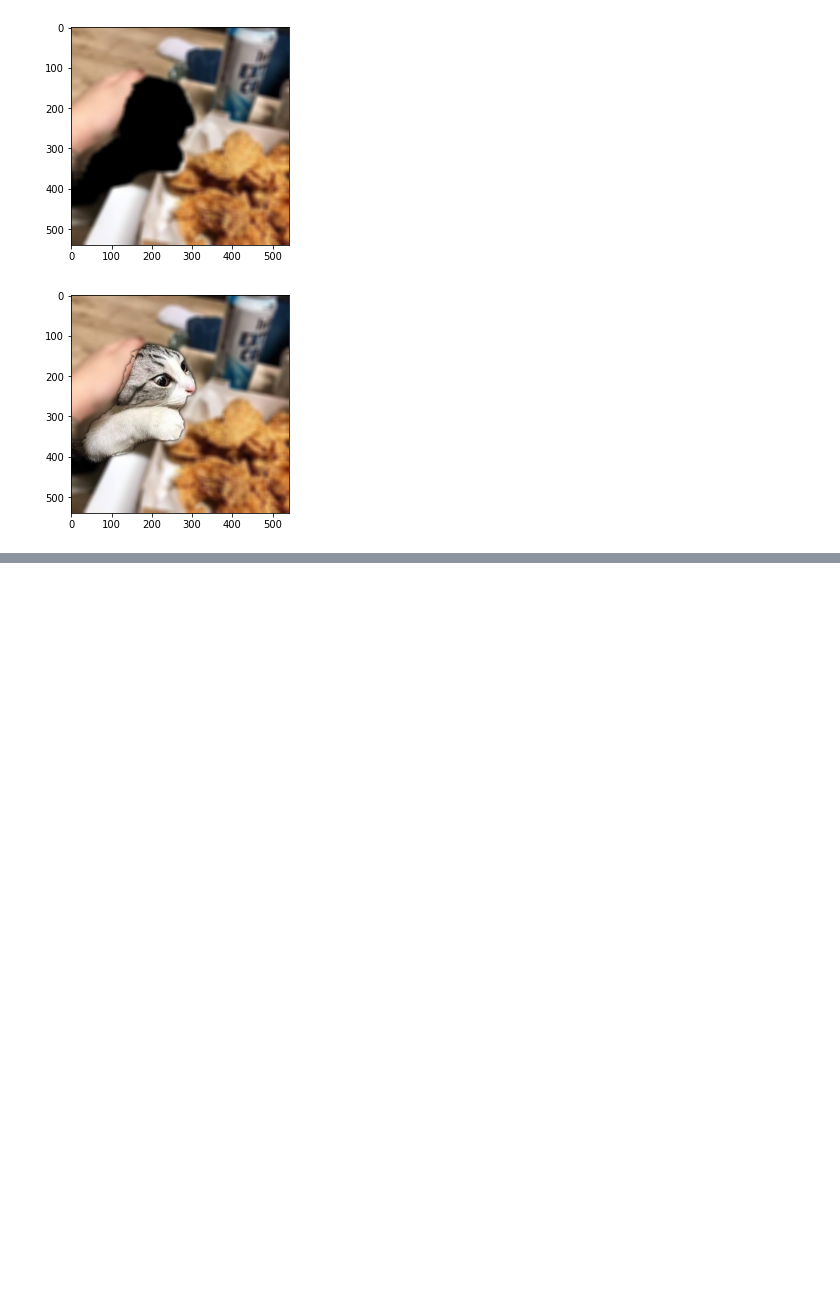
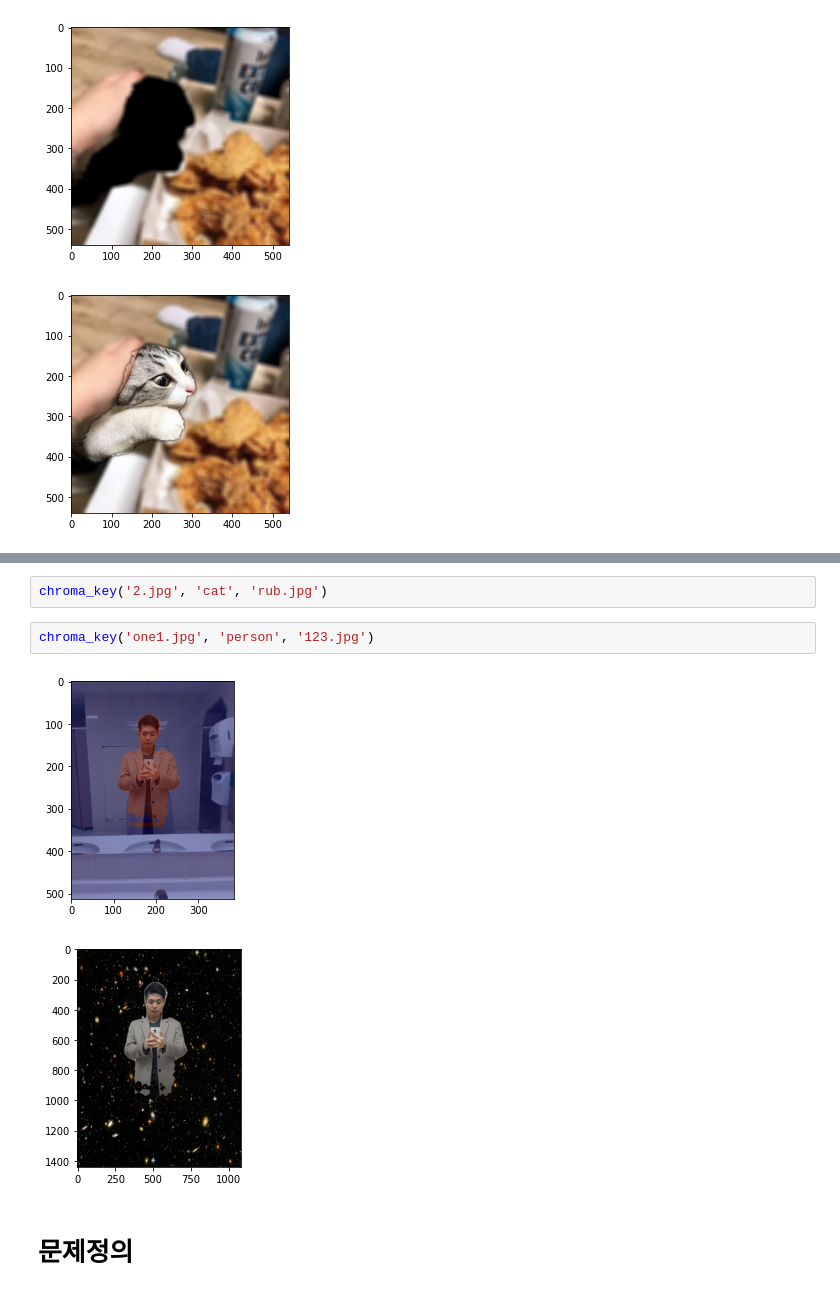
Before and after one commit to fmfmsd/Chamchee, a Jupyter notebook: Exploration/Ex9/Exploration9+a.ipynb, the cells around one changed output, grey strips where cells are left out. Saved outputs shown, nothing was run; the diff lists cells and outputs as text; blank space fills up the shorter version.

```diff
--- a/Exploration/Ex9/Exploration9+a.ipynb
+++ b/Exploration/Ex9/Exploration9+a.ipynb
@@ -161,0 +214,9 @@ blur_background('2.jpg', 'cat')
+# %%
+chroma_key('2.jpg', 'cat', 'rub.jpg')
+# %%
+chroma_key('one1.jpg', 'person', '123.jpg')
+# %% [output]
+[figure, added]
+[figure, added]
+# %% [markdown]
+# 문제정의
```
Also changed, not shown: parts of 8 cells of this notebook.
